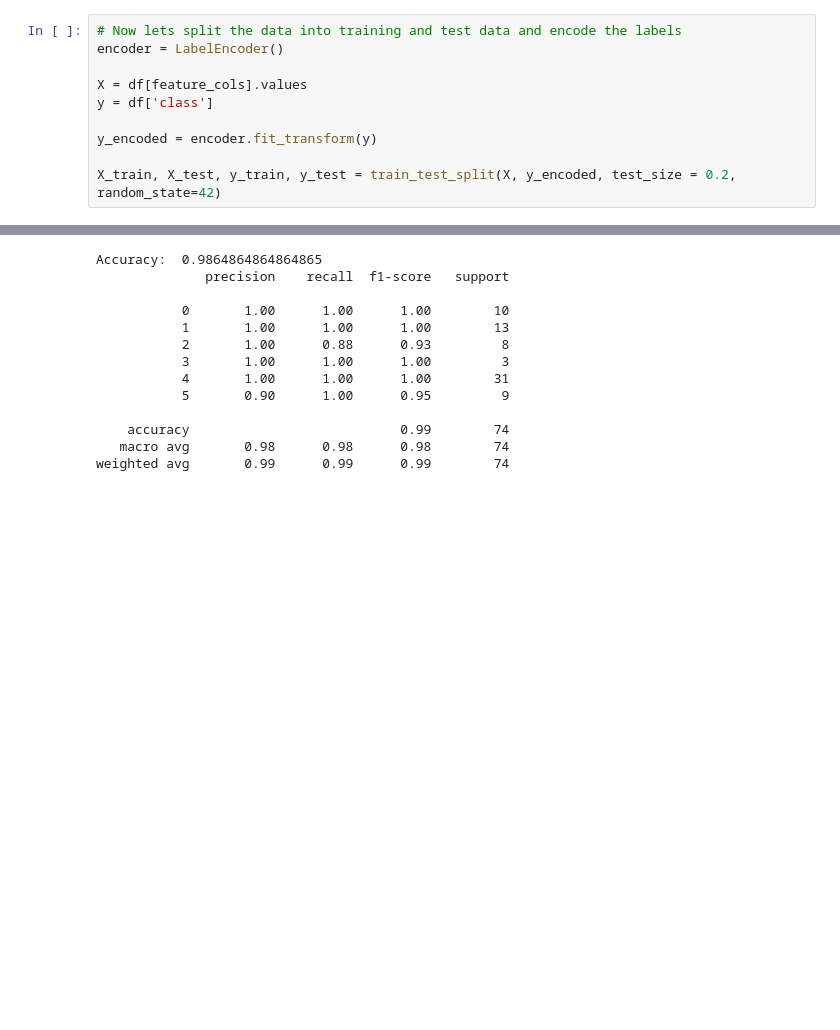
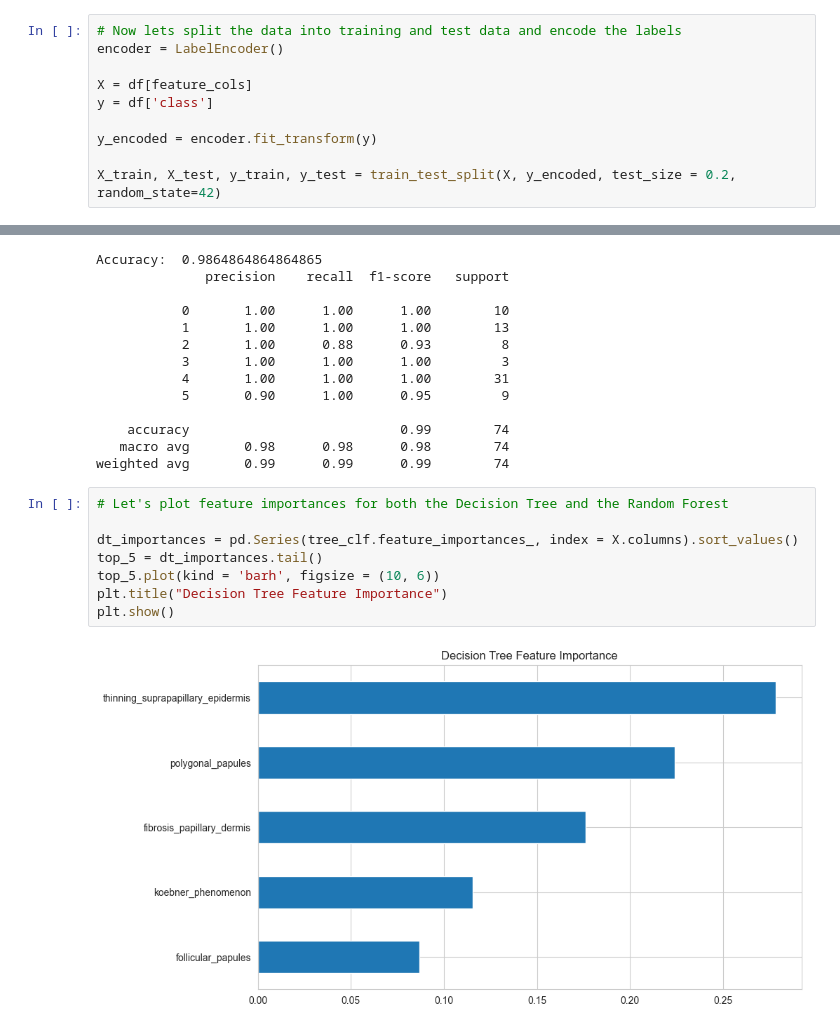
Before and after one commit to pmcelroy4/Multi-Class-Classification---Dermatology-Disease-Prediction, a Jupyter notebook: models/multiclass_classification.ipynb, the cells around one changed output, grey strips where cells are left out. Saved outputs shown, nothing was run; the diff lists cells and outputs as text; blank space fills up the shorter version.

```diff
--- a/models/multiclass_classification.ipynb
+++ b/models/multiclass_classification.ipynb
@@ -306,7 +306,7 @@ plt.show()
 # Now lets split the data into training and test data and encode the labels
 encoder = LabelEncoder()
 
-X = df[feature_cols].values
+X = df[feature_cols]
 y = df['class']
 
 y_encoded = encoder.fit_transform(y)
@@ -374,3 +374,13 @@ Accuracy:  0.9864864864864865
     accuracy                           0.99        74
    macro avg       0.98      0.98      0.98        74
 weighted avg       0.99      0.99      0.99        74
+# %%
+# Let's plot feature importances for both the Decision Tree and the Random Forest
+
+dt_importances = pd.Series(tree_clf.feature_importances_, index = X.columns).sort_values()
+top_5 = dt_importances.tail()
+top_5.plot(kind = 'barh', figsize = (10, 6))
+plt.title("Decision Tree Feature Importance")
+plt.show()
+# %% [output]
+[figure, added]
```
Also changed, not shown: parts of 3 cells of this notebook.
